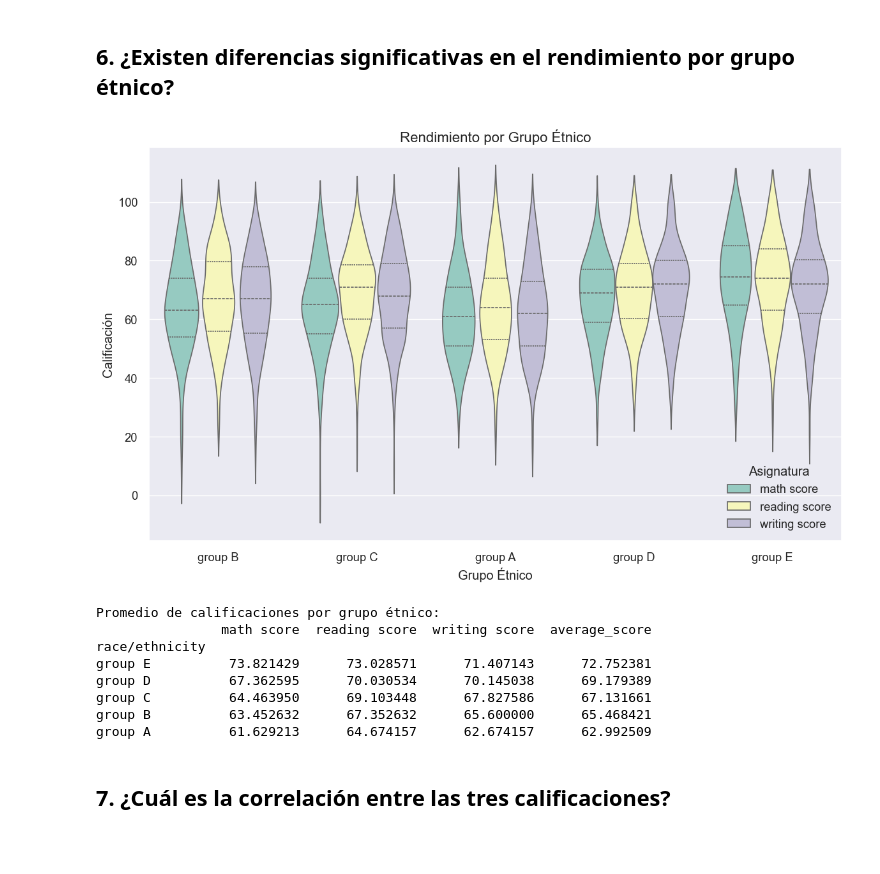
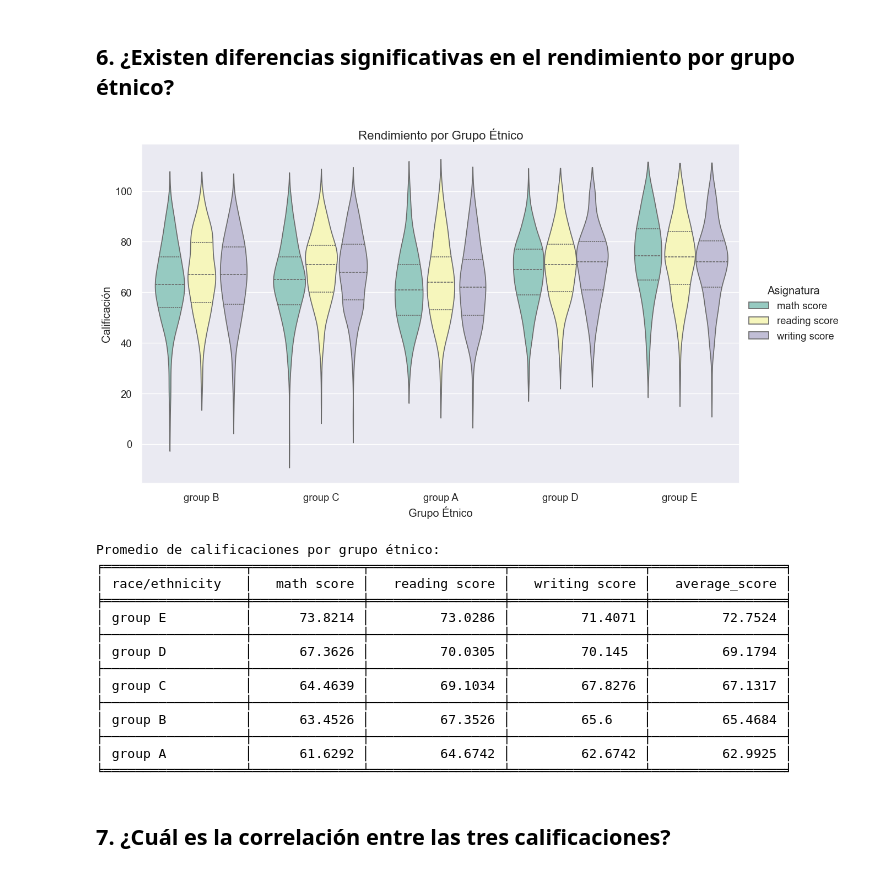
Before and after one commit to driosoft-pro/dataEducacion, a Jupyter notebook: student_performance.ipynb, the cells around one changed output. Drawn from its saved outputs; the diff is of its cells as text; code cells hidden in the pictures; blank space fills up the shorter version.

```diff
--- a/student_performance.ipynb
+++ b/student_performance.ipynb
@@ -237,31 +263,38 @@ Promedio de calificaciones por género y tipo de almuerzo:
 # %%
 plt.figure(figsize=(14, 8))
 sns.violinplot(x='race/ethnicity', y='value', hue='variable',
               data=pd.melt(df, id_vars=['race/ethnicity'],
                             value_vars=['math score', 'reading score', 'writing score']),
               inner='quartile', palette='Set3')
 plt.title('Rendimiento por Grupo Étnico', fontsize=16)
 plt.xlabel('Grupo Étnico')
 plt.ylabel('Calificación')
-plt.legend(title='Asignatura')
+plt.legend(title='Asignatura', loc='center left', bbox_to_anchor=(1, 0.5))
 plt.grid(True, axis='y')
-plt.savefig('rendimiento_grupo_etnico.png')
+plt.savefig('img/rendimiento_grupo_etnico.png')
 plt.show()
 
 # Estadísticas por grupo étnico
 ethnicity_scores = df.groupby('race/ethnicity')[['math score', 'reading score', 'writing score', 'average_score']].mean()
+ethnicity_scores = ethnicity_scores.sort_values('average_score', ascending=False)
 print("\nPromedio de calificaciones por grupo étnico:")
-print(ethnicity_scores.sort_values('average_score', ascending=False))
+print(tabulate(ethnicity_scores, headers='keys', tablefmt='fancy_grid', showindex=True))
 # %% [output]
-[figure, old version]
+[figure, new version]
 Promedio de calificaciones por grupo étnico:
-                math score  reading score  writing score  average_score
-race/ethnicity
-group E          73.821429      73.028571      71.407143      72.752381
-group D          67.362595      70.030534      70.145038      69.179389
-group C          64.463950      69.103448      67.827586      67.131661
-group B          63.452632      67.352632      65.600000      65.468421
-group A          61.629213      64.674157      62.674157      62.992509
+╒══════════════════╤══════════════╤═════════════════╤═════════════════╤═════════════════╕
+│ race/ethnicity   │   math score │   reading score │   writing score │   average_score │
+╞══════════════════╪══════════════╪═════════════════╪═════════════════╪═════════════════╡
+│ group E          │      73.8214 │         73.0286 │         71.4071 │         72.7524 │
+├──────────────────┼──────────────┼─────────────────┼─────────────────┼─────────────────┤
+│ group D          │      67.3626 │         70.0305 │         70.145  │         69.1794 │
+├──────────────────┼──────────────┼─────────────────┼─────────────────┼─────────────────┤
+│ group C          │      64.4639 │         69.1034 │         67.8276 │         67.1317 │
+├──────────────────┼──────────────┼─────────────────┼─────────────────┼─────────────────┤
+│ group B          │      63.4526 │         67.3526 │         65.6    │         65.4684 │
+├──────────────────┼──────────────┼─────────────────┼─────────────────┼─────────────────┤
+│ group A          │      61.6292 │         64.6742 │         62.6742 │         62.9925 │
+╘══════════════════╧══════════════╧═════════════════╧═════════════════╧═════════════════╛
 # %% [markdown]
 ## 7. ¿Cuál es la correlación entre las tres calificaciones?
 # %%
```
Also changed, not shown: parts of 9 cells of this notebook, 25 other files.
